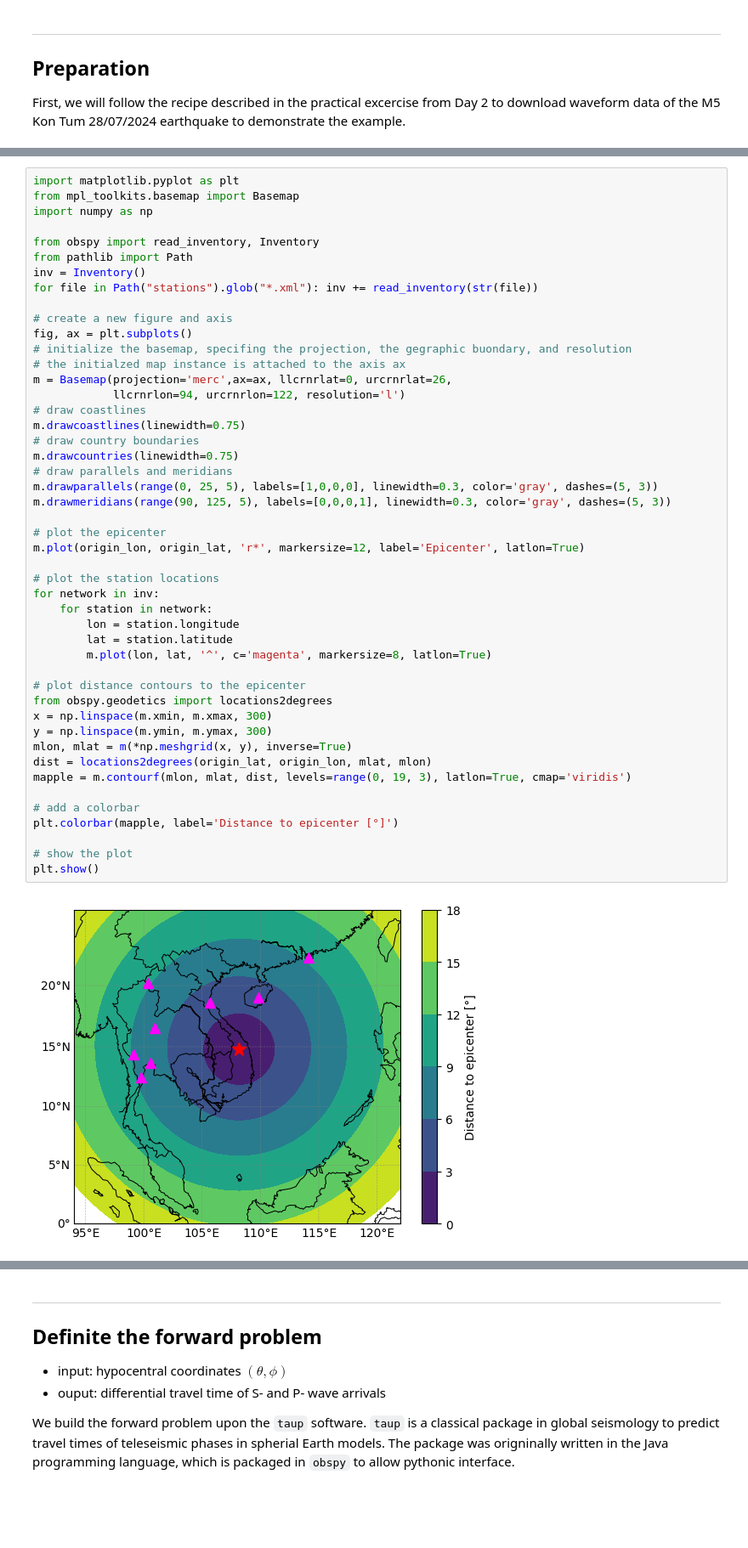
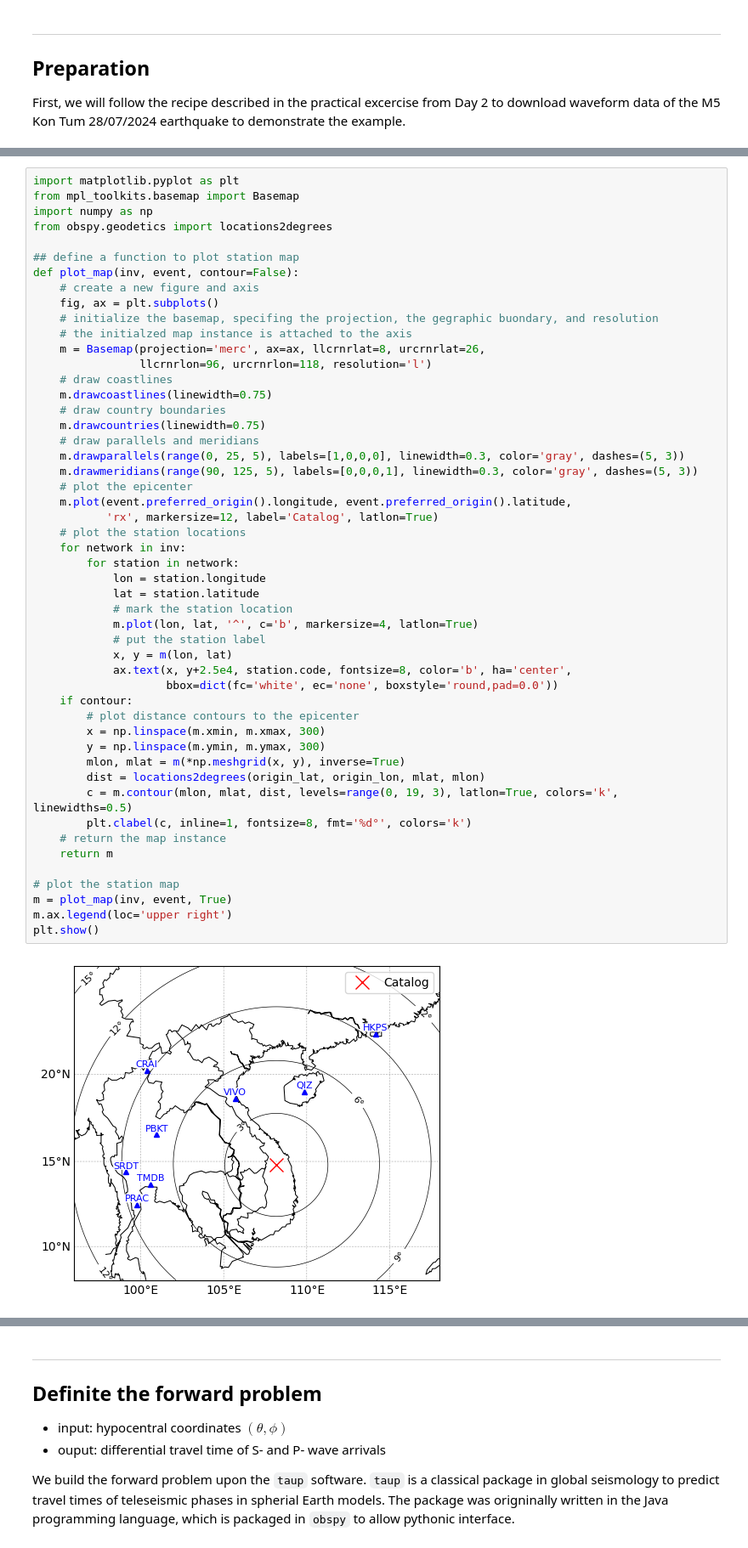
Before and after one commit to tsonpham/ObsSeisHUS2025, a Jupyter notebook: Day3/D3_Prac.ipynb, the cells around one changed output, grey strips where cells are left out. Shown at 85% size. Cells and saved outputs as stored; diff of their text form; blank space fills up the shorter version.

```diff
--- a/Day3/D3_Prac.ipynb
+++ b/Day3/D3_Prac.ipynb
@@ -66,51 +66,54 @@ Next, we load metadata and plot the map of station for sanity check.
 # %%
 import matplotlib.pyplot as plt
 from mpl_toolkits.basemap import Basemap
 import numpy as np
+from obspy.geodetics import locations2degrees
 
-from obspy import read_inventory, Inventory
-from pathlib import Path
-inv = Inventory()
-for file in Path("stations").glob("*.xml"): inv += read_inventory(str(file))
+## define a function to plot station map
+def plot_map(inv, event, contour=False):
+    # create a new figure and axis
+    fig, ax = plt.subplots()
+    # initialize the basemap, specifing the projection, the gegraphic buondary, and resolution
+    # the initialzed map instance is attached to the axis
+    m = Basemap(projection='merc', ax=ax, llcrnrlat=8, urcrnrlat=26,
+                llcrnrlon=96, urcrnrlon=118, resolution='l')
+    # draw coastlines
+    m.drawcoastlines(linewidth=0.75)
+    # draw country boundaries
+    m.drawcountries(linewidth=0.75)
+    # draw parallels and meridians
+    m.drawparallels(range(0, 25, 5), labels=[1,0,0,0], linewidth=0.3, color='gray', dashes=(5, 3))
+    m.drawmeridians(range(90, 125, 5), labels=[0,0,0,1], linewidth=0.3, color='gray', dashes=(5, 3))
+    # plot the epicenter
+    m.plot(event.preferred_origin().longitude, event.preferred_origin().latitude,
+           'rx', markersize=12, label='Catalog', latlon=True)
+    # plot the station locations
+    for network in inv:
+        for station in network:
+            lon = station.longitude
+            lat = station.latitude
+            # mark the station location
+            m.plot(lon, lat, '^', c='b', markersize=4, latlon=True)
+            # put the station label
+            x, y = m(lon, lat)
+            ax.text(x, y+2.5e4, station.code, fontsize=8, color='b', ha='center',
+                    bbox=dict(fc='white', ec='none', boxstyle='round,pad=0.0'))
+    if contour:
+        # plot distance contours to the epicenter
+        x = np.linspace(m.xmin, m.xmax, 300)
+        y = np.linspace(m.ymin, m.ymax, 300)
+        mlon, mlat = m(*np.meshgrid(x, y), inverse=True)
+        dist = locations2degrees(origin_lat, origin_lon, mlat, mlon)
+        c = m.contour(mlon, mlat, dist, levels=range(0, 19, 3), latlon=True, colors='k', linewidths=0.5)
+        plt.clabel(c, inline=1, fontsize=8, fmt='%d°', colors='k')
+    # return the map instance
+    return m
 
-# create a new figure and axis
-fig, ax = plt.subplots()
-# initialize the basemap, specifing the projection, the gegraphic buondary, and resolution
-# the initialzed map instance is attached to the axis ax
-m = Basemap(projection='merc',ax=ax, llcrnrlat=0, urcrnrlat=26,
-            llcrnrlon=94, urcrnrlon=122, resolution='l')
-# draw coastlines
-m.drawcoastlines(linewidth=0.75)
-# draw country boundaries
-m.drawcountries(linewidth=0.75)
-# draw parallels and meridians
-m.drawparallels(range(0, 25, 5), labels=[1,0,0,0], linewidth=0.3, color='gray', dashes=(5, 3))
-m.drawmeridians(range(90, 125, 5), labels=[0,0,0,1], linewidth=0.3, color='gray', dashes=(5, 3))
-
-# plot the epicenter
-m.plot(origin_lon, origin_lat, 'r*', markersize=12, label='Epicenter', latlon=True)
-
-# plot the station locations
-for network in inv:
-    for station in network:
-        lon = station.longitude
-        lat = station.latitude
-        m.plot(lon, lat, '^', c='magenta', markersize=8, latlon=True)
-
-# plot distance contours to the epicenter
-from obspy.geodetics import locations2degrees
-x = np.linspace(m.xmin, m.xmax, 300)
-y = np.linspace(m.ymin, m.ymax, 300)
-mlon, mlat = m(*np.meshgrid(x, y), inverse=True)
-dist = locations2degrees(origin_lat, origin_lon, mlat, mlon)
-mapple = m.contourf(mlon, mlat, dist, levels=range(0, 19, 3), latlon=True, cmap='viridis')
-
-# add a colorbar
-plt.colorbar(mapple, label='Distance to epicenter [°]')
-
-# show the plot
+# plot the station map
+m = plot_map(inv, event, True)
+m.ax.legend(loc='upper right')
 plt.show()
 # %% [output]
-[figure, old version]
+[figure, new version]
 # %% [markdown]
 ---
```
Also changed, not shown: parts of 35 cells of this notebook, 3 other files.
